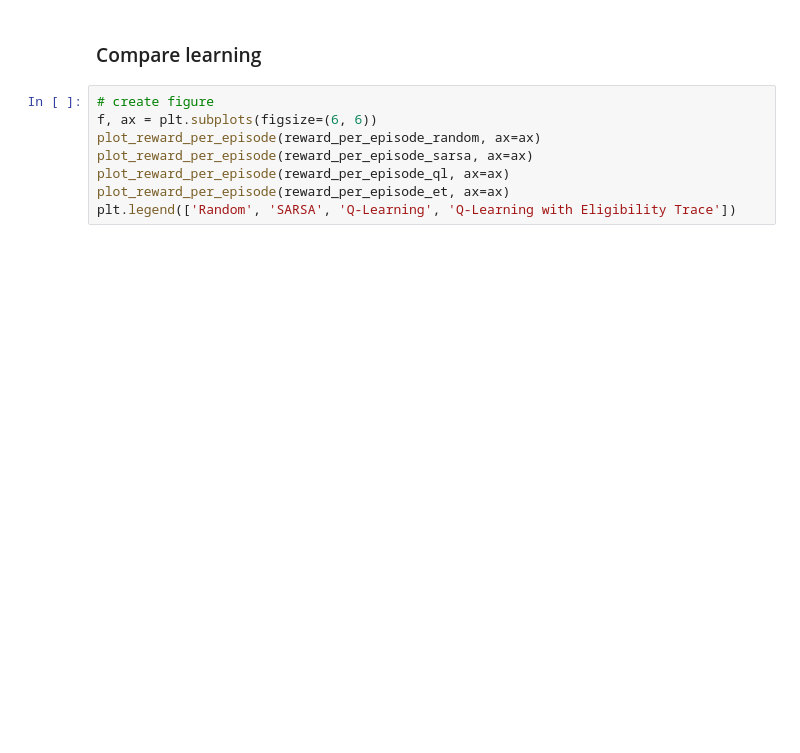
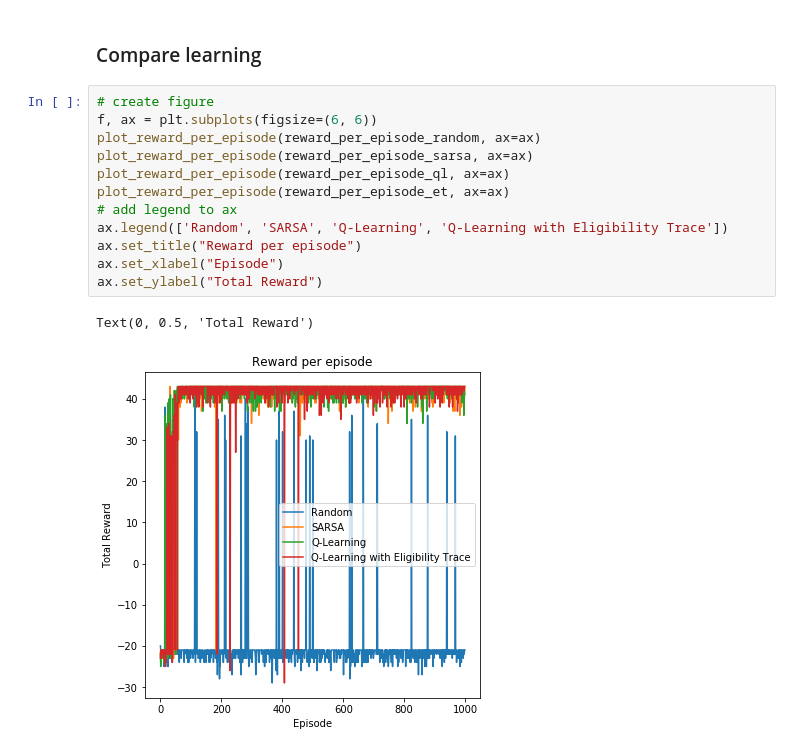
Before and after one commit to bambschool/BAMB2023, a Jupyter notebook: 3-reinforcement_learning/tutorial_3B_RL-solutions.ipynb, the cells around one changed output. Drawn from its saved outputs; the diff is of its cells as text; blank space fills up the shorter version.

```diff
--- a/3-reinforcement_learning/tutorial_3B_RL-solutions.ipynb
+++ b/3-reinforcement_learning/tutorial_3B_RL-solutions.ipynb
@@ -382,8 +388,15 @@ plot_q_table(agent, action_space)
 # %%
 # create figure
 f, ax = plt.subplots(figsize=(6, 6))
 plot_reward_per_episode(reward_per_episode_random, ax=ax)
 plot_reward_per_episode(reward_per_episode_sarsa, ax=ax)
 plot_reward_per_episode(reward_per_episode_ql, ax=ax)
 plot_reward_per_episode(reward_per_episode_et, ax=ax)
-plt.legend(['Random', 'SARSA', 'Q-Learning', 'Q-Learning with Eligibility Trace'])
+# add legend to ax
+ax.legend(['Random', 'SARSA', 'Q-Learning', 'Q-Learning with Eligibility Trace'])
+ax.set_title("Reward per episode")
+ax.set_xlabel("Episode")
+ax.set_ylabel("Total Reward")
+# %% [output]
+Text(0, 0.5, 'Total Reward')
+[figure, added]
```
Also changed, not shown: parts of 9 cells of this notebook.
